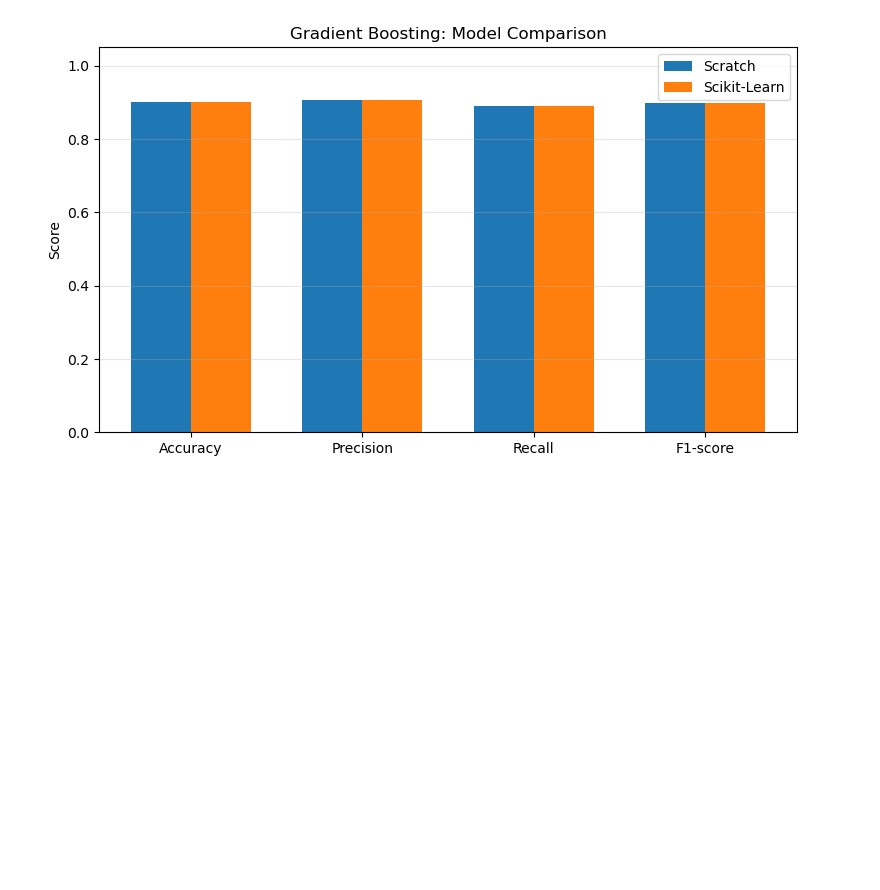
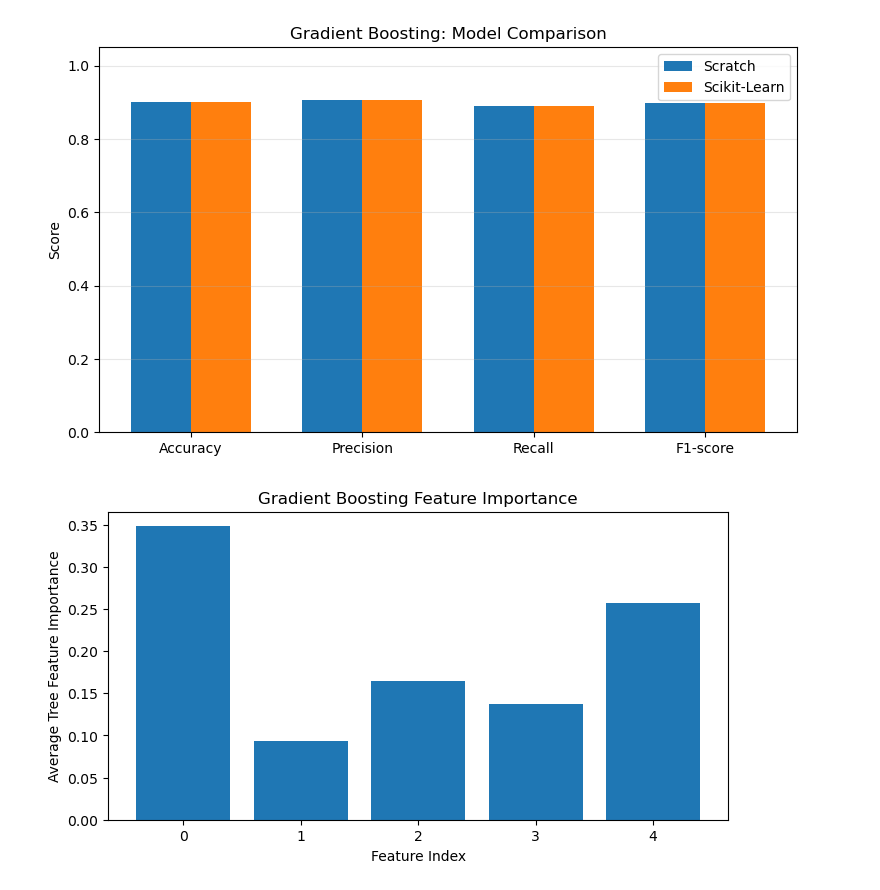
Before and after one commit to AHMAD-ALI5/machine-learning-from-scratch, a Jupyter notebook: machine-learning-from-scratch/ensemble learning/gradient boosting.ipynb, the cells around one changed output. Saved outputs shown, nothing was run; the diff lists cells and outputs as text; code cells hidden in the pictures; blank space fills up the shorter version.

```diff
--- a/machine-learning-from-scratch/ensemble learning/gradient boosting.ipynb
+++ b/machine-learning-from-scratch/ensemble learning/gradient boosting.ipynb
@@ -267,3 +267,18 @@ plt.grid(axis="y", alpha=0.3)
 plt.show()
 # %% [output]
 [figure]
+# %%
+importance = np.mean(
+    [tree.feature_importances_ for tree in gb_scratch.trees],
+    axis=0
+)
+
+plt.figure(figsize=(8, 4))
+plt.bar(range(X.shape[1]), importance)
+plt.xlabel("Feature Index")
+plt.ylabel("Average Tree Feature Importance")
+plt.title("Gradient Boosting Feature Importance")
+plt.xticks(range(X.shape[1]))
+plt.show()
+# %% [output]
+[figure, added]
```
Also changed, not shown: parts of 1 cell of this notebook.
